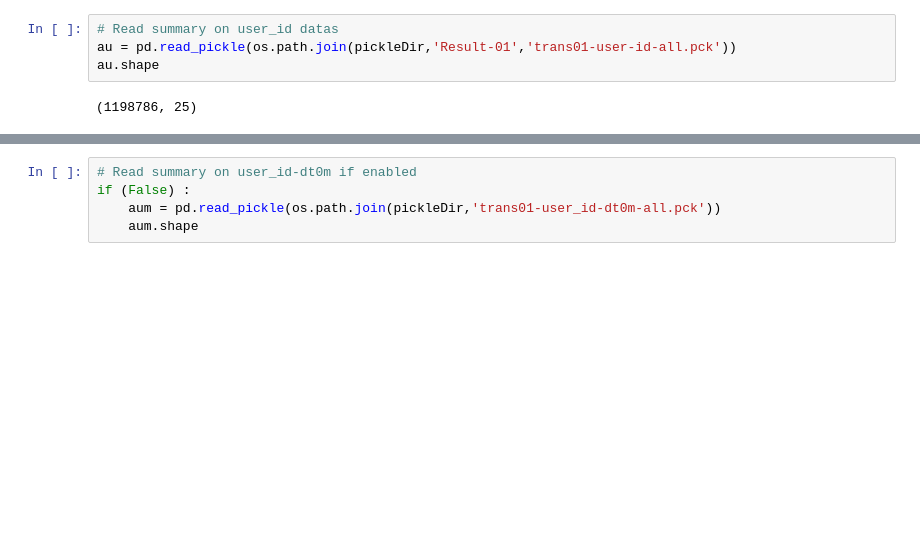
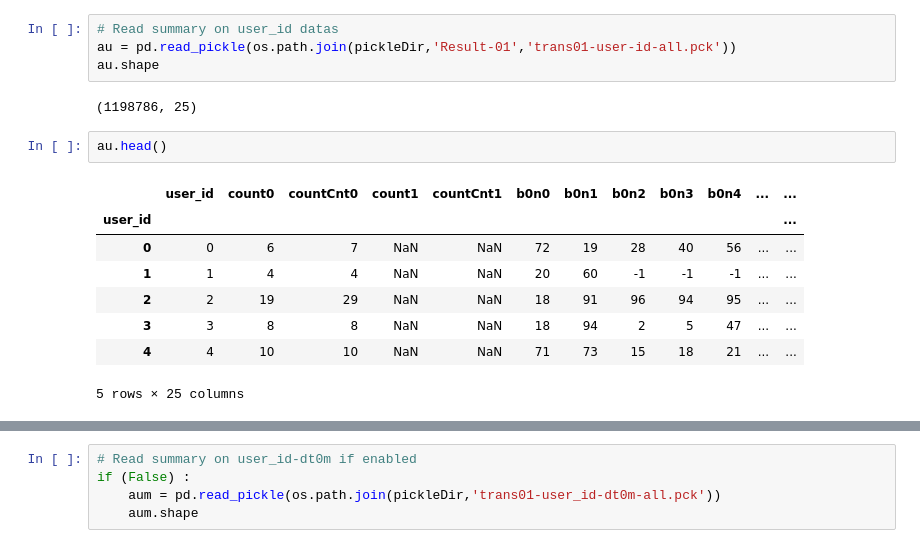
Before and after one commit to SorokinV/Kaggle-2016-june-Expedia-Hotel, a Jupyter notebook: Python/D11 analyze (user_id, user_id+dt0m).ipynb, the cells around one changed output, grey strips where cells are left out. Drawn from its saved outputs; the diff is of its cells as text; blank space fills up the shorter version.

```diff
--- a/Python/D11 analyze (user_id, user_id+dt0m).ipynb
+++ b/Python/D11 analyze (user_id, user_id+dt0m).ipynb
@@ -27,3 +31,14 @@ au = pd.read_pickle(os.path.join(pickleDir,'Result-01','trans01-user-id-all.pck'
 au.shape
 # %% [output]
 (1198786, 25)
+# %%
+au.head()
+# %% [output]
+|  | user_id | count0 | countCnt0 | count1 | countCnt1 | b0n0 | b0n1 | b0n2 | b0n3 | b0n4 | ... | ... |
+| user_id |  |  |  |  |  |  |  |  |  |  |  | ... |
+| 0 | 0 | 6 | 7 | NaN | NaN | 72 | 19 | 28 | 40 | 56 | ... | ... |
+| 1 | 1 | 4 | 4 | NaN | NaN | 20 | 60 | -1 | -1 | -1 | ... | ... |
+| 2 | 2 | 19 | 29 | NaN | NaN | 18 | 91 | 96 | 94 | 95 | ... | ... |
+| 3 | 3 | 8 | 8 | NaN | NaN | 18 | 94 | 2 | 5 | 47 | ... | ... |
+| 4 | 4 | 10 | 10 | NaN | NaN | 71 | 73 | 15 | 18 | 21 | ... | ... |
+5 rows × 25 columns
```
Also changed, not shown: parts of 8 cells of this notebook, 13 other files.
